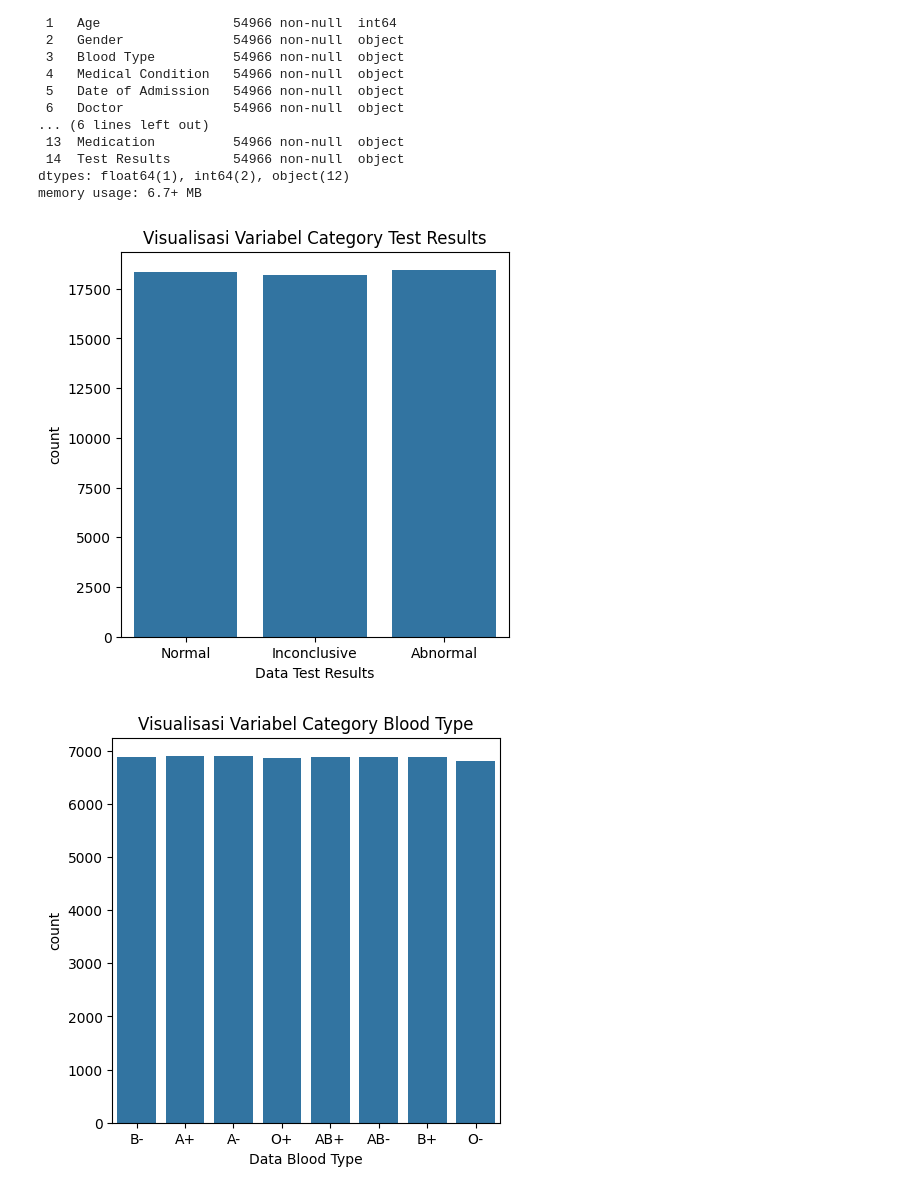
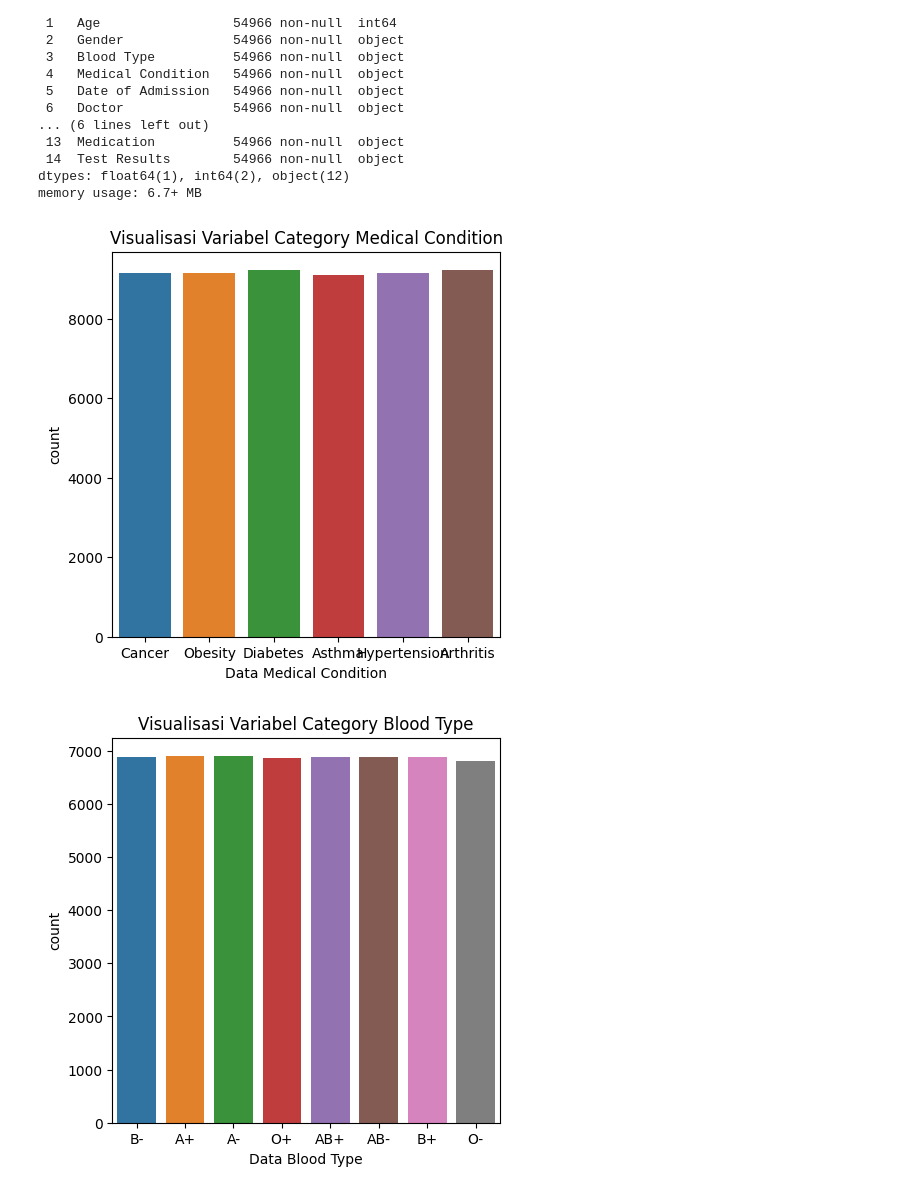
Before and after one commit to Angga-Ramda-Ramadhan/MedCheckProject, a Jupyter notebook: modelling.ipynb, the cells around one changed output. Saved outputs shown, nothing was run; the diff lists cells and outputs as text; code cells hidden in the pictures.

```diff
--- a/modelling.ipynb
+++ b/modelling.ipynb
@@ -97,10 +97,10 @@ Data columns (total 15 columns):
 dtypes: float64(1), int64(2), object(12)
 memory usage: 6.7+ MB
 # %%
-visual = exp.visualisasi(data, 'Test Results')
+visual = exp.visualcount(data, 'Medical Condition')
 # %% [output]
-[figure, old version]
+[figure, new version]
 # %%
-exp.visualisasi(data, 'Blood Type')
+exp.visualcount(data, 'Blood Type')
 # %% [output]
-[figure, old version]
+[figure, new version]
```
Also changed, not shown: parts of 2 cells of this notebook, 2 other files.
